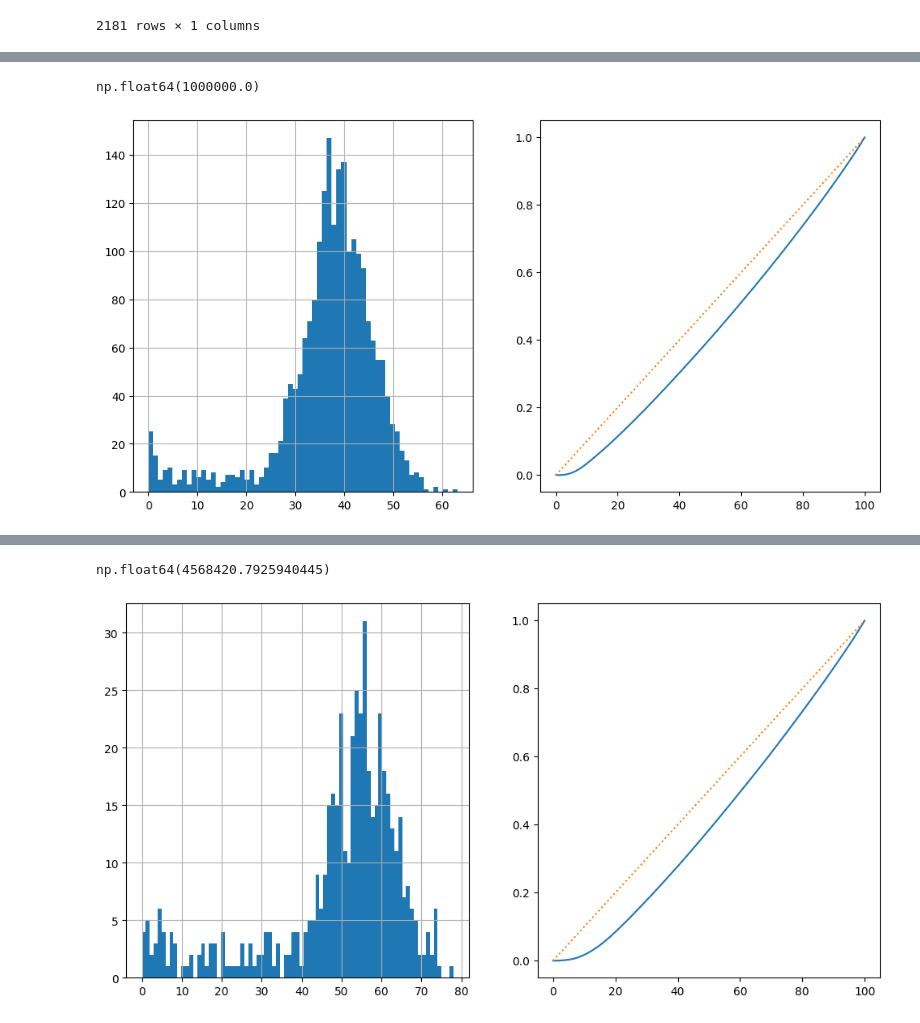
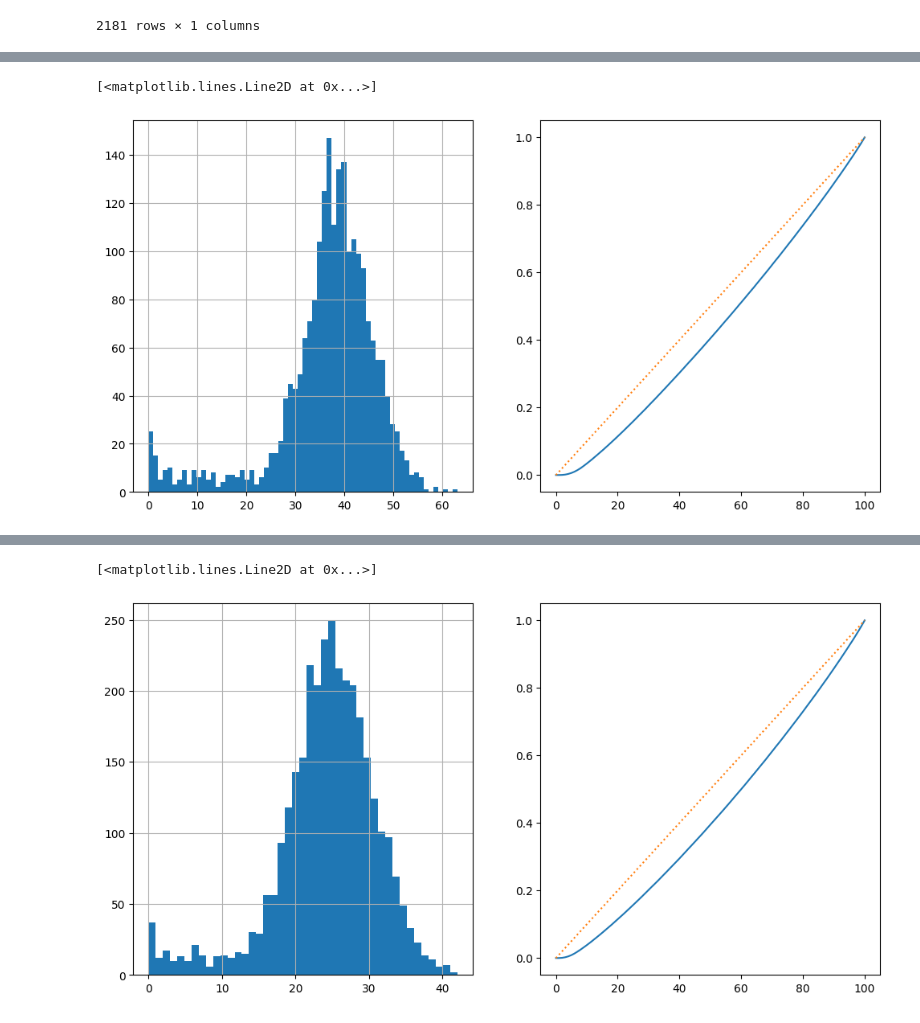
Before and after one commit to safer-streets/safer-streets-core, a Jupyter notebook: random.ipynb, the cells around one changed output, grey strips where cells are left out. Saved outputs shown, nothing was run; the diff lists cells and outputs as text; code cells hidden in the pictures.

```diff
--- a/random.ipynb
+++ b/random.ipynb
@@ -86,43 +83,36 @@ counts.explore(
 # %% [output]
 [interactive output not drawn]
 # %%
-assert sgrid["count"].sum() == N_CRIMES
+assert counts["count"].sum() == N_CRIMES
 
 # sgrid["density"] = sgrid["count"] / sgrid.geometry.area
 _, axs = plt.subplots(1, 2, figsize=(12, 6))
-sgrid["count"].hist(bins=int(sgrid["count"].max() + 1), ax=axs[0])
-lorenz_curve(sgrid["count"], percentiles=True).plot(ax=axs[1])
+counts["count"].hist(bins=int(counts["count"].max() + 1), ax=axs[0])
+lorenz_curve(counts["count"], percentiles=True).plot(ax=axs[1])
 axs[1].plot([0, 100], [0, 1.0], ls=":")
-sgrid.geometry.area.mean()
 # %% [output]
-np.float64(1000000.0)
+[<matplotlib.lines.Line2D at 0x...>]
 [figure]
 # %%
-hgrid = get_hex_grid(7, FORCE)  # , offset=(0, 0)) #, offset=(0.0, 0.0))
-# grid
+crimes_by_hex, hgrid = map_to_spatial_unit(crimes, boundary, "HEX", resolution=8)
 
-crimes_by_sq = hgrid.sjoin(crimes, how="right").groupby("h3_polyfill").PFA23CD.count().rename("count")
-# restore the crime-free OAs by left joining on the full set
-hgrid = hgrid.join(crimes_by_sq, how="left").fillna(0)
-map = hgrid.explore(
+counts = hgrid.join(crimes_by_hex.groupby("spatial_unit").size().rename("count")).fillna(0)
+counts.explore(
     "count",
     cmap="Reds",
     tiles="CartoDB positron",
     style_kwds=dict(color="black", weight=0.5, opacity=0.4, fillOpacity=0.7),
 )
-# boundary.explore(m=map)
-map
 # %% [output]
 [interactive output not drawn]
 # %%
-assert hgrid["count"].sum() == N_CRIMES, (hgrid["count"].sum(), N_CRIMES)
+assert counts["count"].sum() == N_CRIMES, (counts["count"].sum(), N_CRIMES)
 
-hgrid["density"] = hgrid["count"] / hgrid.geometry.area
+counts["density"] = counts["count"] / counts.area
 _, axs = plt.subplots(1, 2, figsize=(12, 6))
-hgrid["count"].hist(bins=int(hgrid["count"].max() + 1), ax=axs[0])
-lorenz_curve(hgrid["count"], percentiles=True).plot(ax=axs[1])
+counts["count"].hist(bins=int(counts["count"].max() + 1), ax=axs[0])
+lorenz_curve(counts["count"], percentiles=True).plot(ax=axs[1])
 axs[1].plot([0, 100], [0, 1.0], ls=":")
-hgrid.geometry.area.mean()
 # %% [output]
-np.float64(4568420.7925940445)
+[<matplotlib.lines.Line2D at 0x...>]
-[figure, old version]
+[figure, new version]
```
Also changed, not shown: parts of 4 cells of this notebook, 3 other files.
